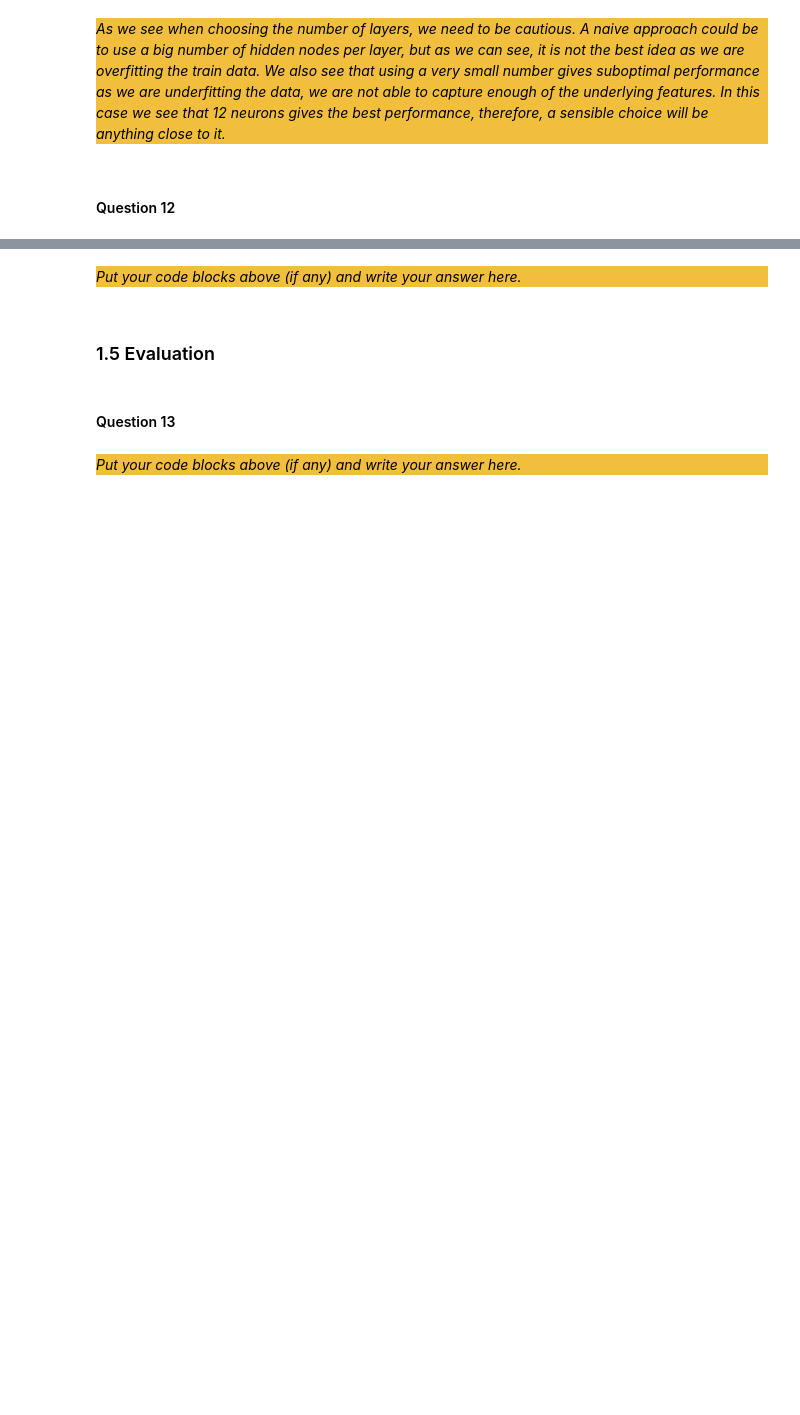
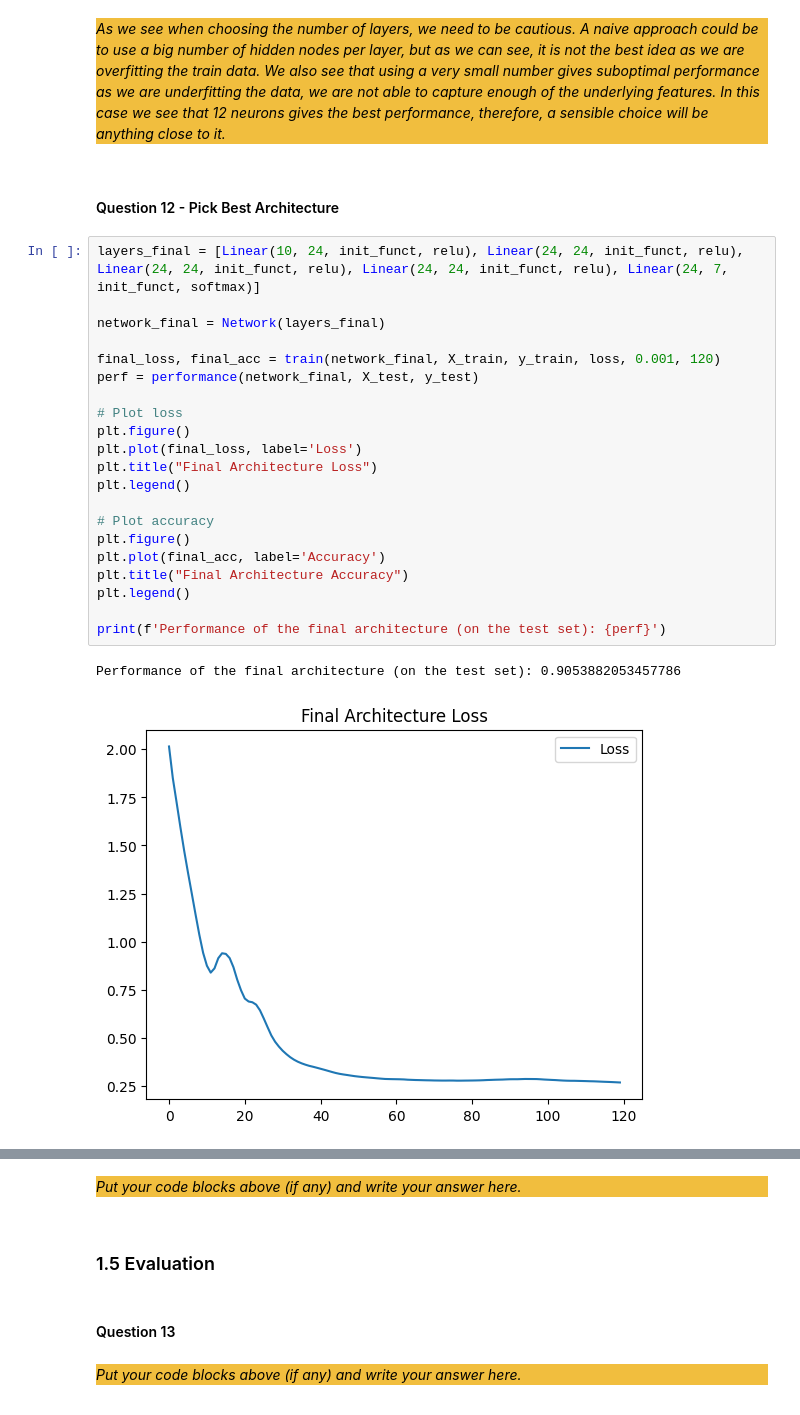
Before and after one commit to daniallegue/ANN-From-Scratch, a Jupyter notebook: Main.ipynb, the cells around one changed output, grey strips where cells are left out. Saved outputs shown, nothing was run; the diff lists cells and outputs as text; blank space fills up the shorter version.

Commit message:
Responded scikit learn questions

```diff
--- a/Main.ipynb
+++ b/Main.ipynb
@@ -620,4 +620,28 @@ A naive approach could be to use a big number of hidden nodes per layer, but as
 We also see that using a very small number gives suboptimal performance as we are underfitting the data, we are not able to capture enough of the underlying features.
 In this case we see that 12 neurons gives the best performance, therefore, a sensible choice will be anything close to it._
 # %% [markdown]
-#### Question 12
+#### Question 12 - Pick Best Architecture
+# %%
+layers_final = [Linear(10, 24, init_funct, relu), Linear(24, 24, init_funct, relu), Linear(24, 24, init_funct, relu), Linear(24, 24, init_funct, relu), Linear(24, 7, init_funct, softmax)]
+
+network_final = Network(layers_final)
+
+final_loss, final_acc = train(network_final, X_train, y_train, loss, 0.001, 120)
+perf = performance(network_final, X_test, y_test)
+
+# Plot loss
+plt.figure()
+plt.plot(final_loss, label='Loss')
+plt.title("Final Architecture Loss")
+plt.legend()
+
+# Plot accuracy
+plt.figure()
+plt.plot(final_acc, label='Accuracy')
+plt.title("Final Architecture Accuracy")
+plt.legend()
+
+print(f'Performance of the final architecture (on the test set): {perf}')
+# %% [output]
+Performance of the final architecture (on the test set): 0.9053882053457786
+[figure, added]
```
Also changed, not shown: parts of 15 cells of this notebook, 2 other files.
